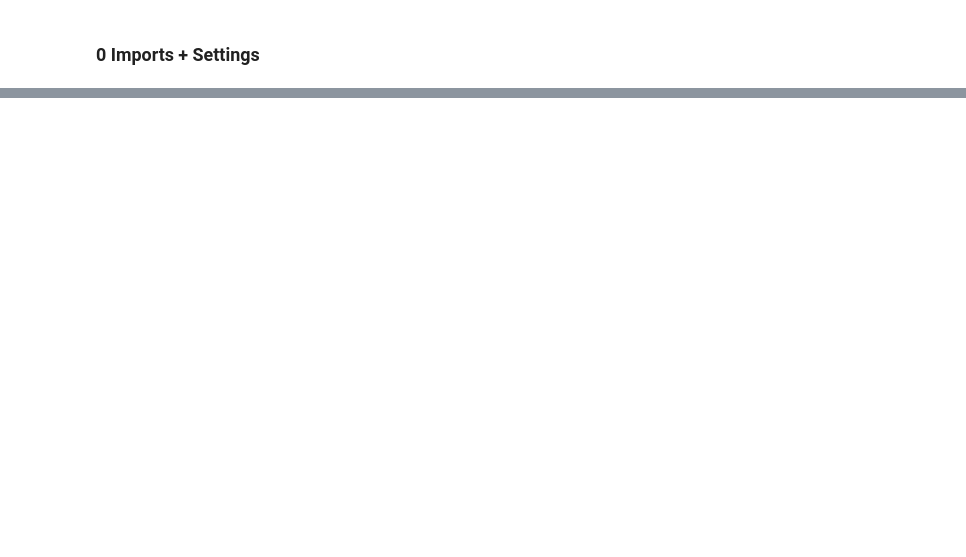
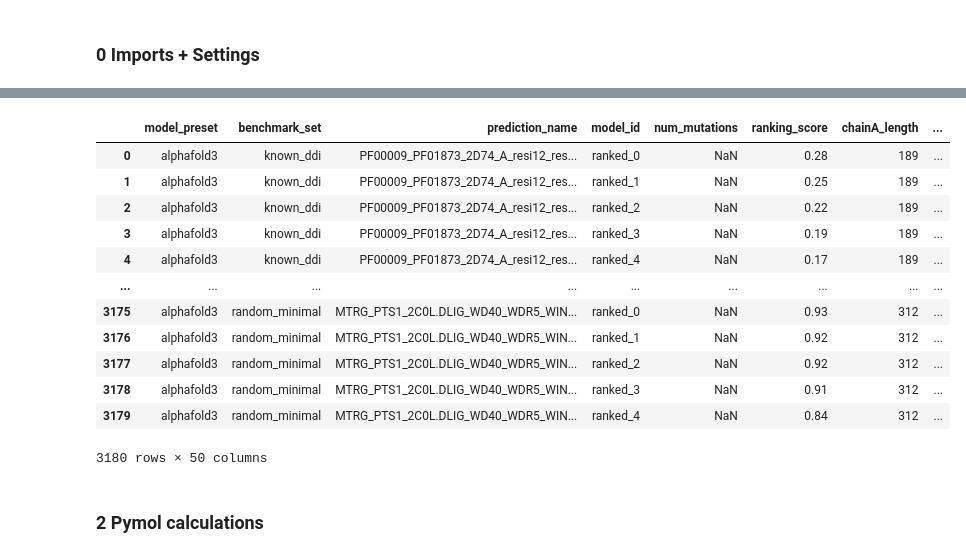
Before and after one commit to andreasmz/bachelorthesis, a Jupyter notebook: dev/2025-02-19 template metrics.ipynb, the cells around one changed output, grey strips where cells are left out. Saved outputs shown, nothing was run; the diff lists cells and outputs as text; code cells hidden in the pictures; blank space fills up the shorter version.

Commit message:
finished AF3 template depndend metrics

```diff
--- a/dev/2025-02-19 template metrics.ipynb
+++ b/dev/2025-02-19 template metrics.ipynb
@@ -30,3 +37,23 @@ path_AF3_structures = Path("../ressources/AF3").resolve()
+# %%
+# Settings
+
+# The base folder of the AF output. The AF3 files are searched inside /Alpha
+luck_drive_folder = Path("L:/imb-luckgr2/projects/AlphaFold")
+
+# The path to the ipsae.py
+path_ipsae_script = Path("../code ressources/ipsae.py")
+
+# Paths to the solved structures
+path_solved_structures = Path("../ressources/solved").resolve()
+path_DMI_solved = path_solved_structures / "DMI_solved_structures"
+path_DDI_solved = path_solved_structures / "DDI_solved_structures"
+
+# Path to the parsed AF3 output
+path_AF3_structures = Path("../ressources/AF3").resolve()
+
+# Path to metric file
+#path_metric_file = Path("../ressources/AF3/AF3_metrics.tsv").resolve()
+path_metric_file = Path("../ressources/AF3/AF3_metrics_full.tsv").resolve() # Append data
 # %%
 # Loading the files
 DMI_solved = [p for p in (path_DMI_solved).iterdir() if p.is_file() and p.suffix.lower() == ".pdb"]
@@ -545,0 +103,23 @@ pymol.cmd.iterate("chain B and solved", "print(resi)")
+# %%
+# Read parsed AF3 metric file
+
+# Default integer column does not support null. Therefore, to prevent marking them as float, override pandas dtype for this columns
+intcolumns = ["chainA_start", "chainA_end", "chainB_start", "chainB_end", "num_align_atoms_domain", "num_align_resi_domain", "num_mutations"]
+dataAF = pd.read_csv(path_metric_file, sep="\t", dtype={c: pd.Int16Dtype() for c in intcolumns})
+dataAF
+# %% [output]
+|  | model_preset | benchmark_set | prediction_name | model_id | num_mutations | ranking_score | chainA_length | ... |
+| 0 | alphafold3 | known_ddi | PF00009_PF01873_2D74_A_resi12_res... | ranked_0 | NaN | 0.28 | 189 | ... |
+| 1 | alphafold3 | known_ddi | PF00009_PF01873_2D74_A_resi12_res... | ranked_1 | NaN | 0.25 | 189 | ... |
+| 2 | alphafold3 | known_ddi | PF00009_PF01873_2D74_A_resi12_res... | ranked_2 | NaN | 0.22 | 189 | ... |
+| 3 | alphafold3 | known_ddi | PF00009_PF01873_2D74_A_resi12_res... | ranked_3 | NaN | 0.19 | 189 | ... |
+| 4 | alphafold3 | known_ddi | PF00009_PF01873_2D74_A_resi12_res... | ranked_4 | NaN | 0.17 | 189 | ... |
+| ... | ... | ... | ... | ... | ... | ... | ... | ... |
+| 3175 | alphafold3 | random_minimal | MTRG_PTS1_2C0L.DLIG_WD40_WDR5_WIN... | ranked_0 | NaN | 0.93 | 312 | ... |
+| 3176 | alphafold3 | random_minimal | MTRG_PTS1_2C0L.DLIG_WD40_WDR5_WIN... | ranked_1 | NaN | 0.92 | 312 | ... |
+| 3177 | alphafold3 | random_minimal | MTRG_PTS1_2C0L.DLIG_WD40_WDR5_WIN... | ranked_2 | NaN | 0.92 | 312 | ... |
+| 3178 | alphafold3 | random_minimal | MTRG_PTS1_2C0L.DLIG_WD40_WDR5_WIN... | ranked_3 | NaN | 0.91 | 312 | ... |
+| 3179 | alphafold3 | random_minimal | MTRG_PTS1_2C0L.DLIG_WD40_WDR5_WIN... | ranked_4 | NaN | 0.84 | 312 | ... |
+3180 rows × 50 columns
+# %% [markdown]
+### 2 Pymol calculations
```
Also changed, not shown: parts of 47 cells of this notebook, 12 other files.
